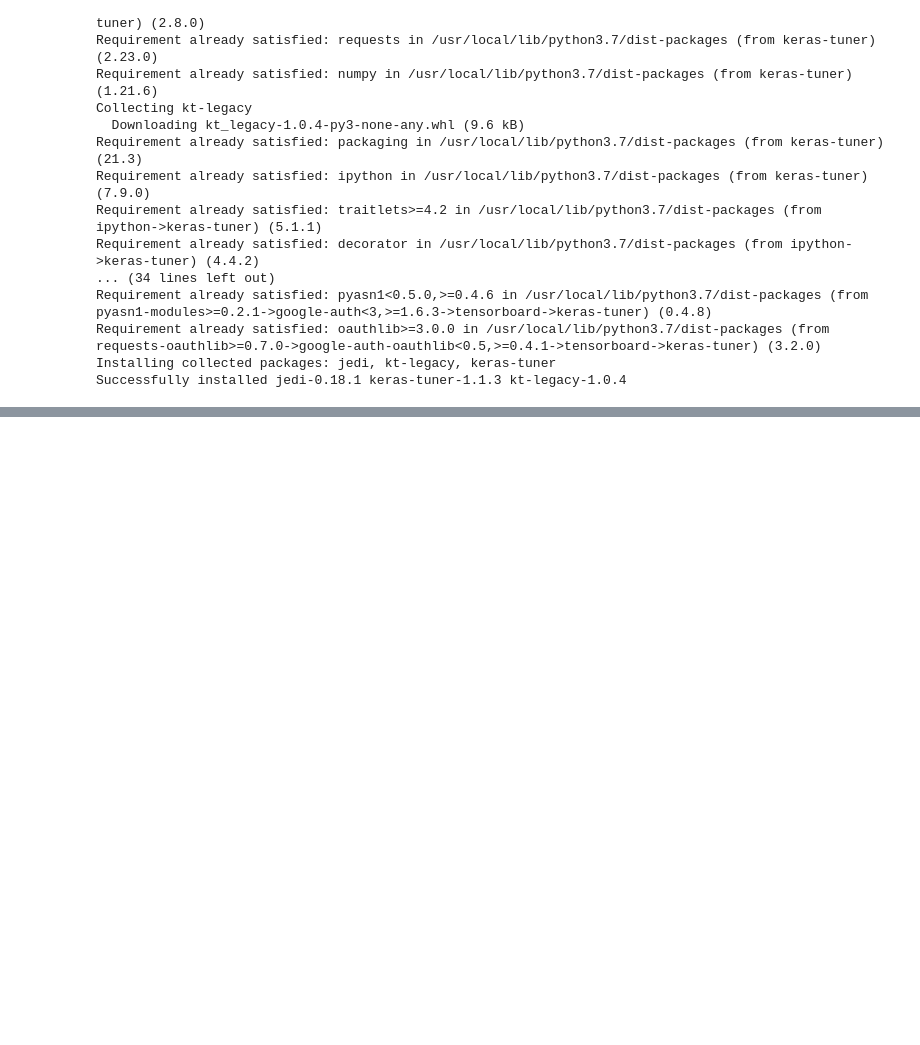
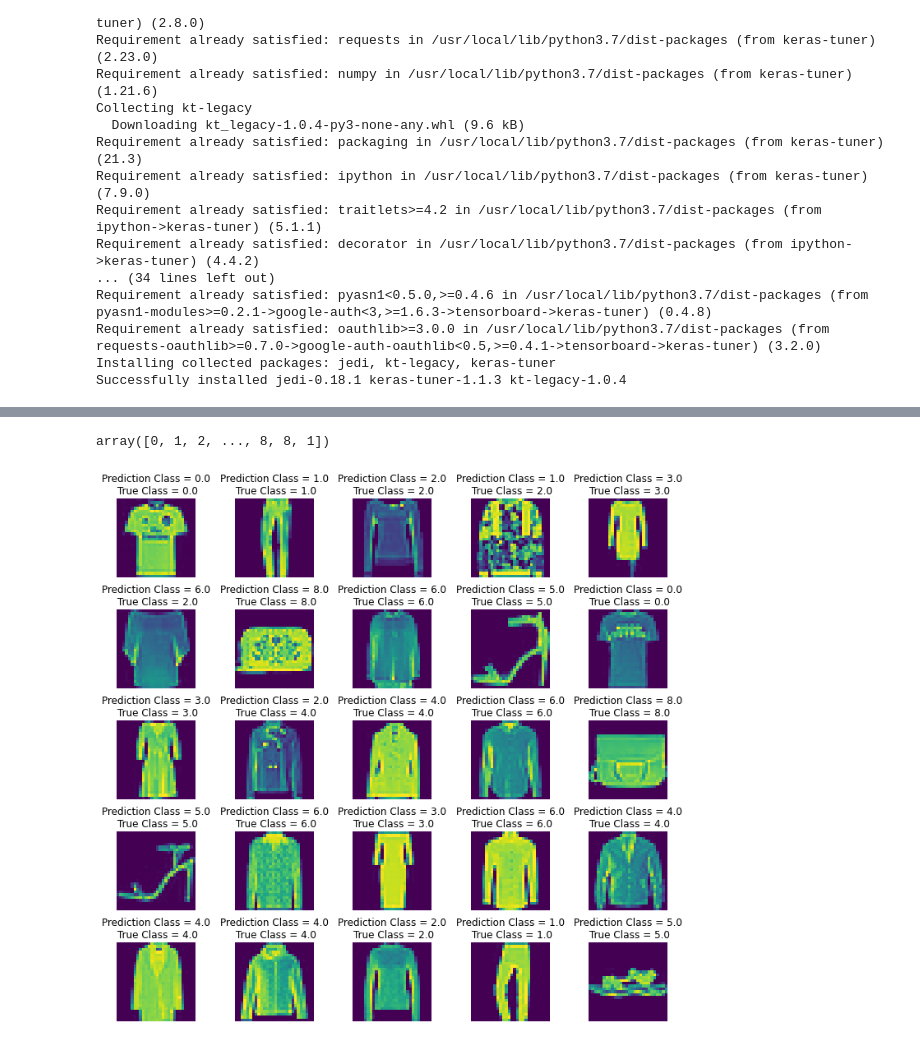
Before and after one commit to MalharJ21/DL-Collab, a Jupyter notebook: 1132210397_MalharJadhav_DL_assingment2.ipynb, the cells around one changed output, grey strips where cells are left out. Drawn from its saved outputs; the diff is of its cells as text; code cells hidden in the pictures; blank space fills up the shorter version.

```diff
--- a/1132210397_MalharJadhav_DL_assingment2.ipynb
+++ b/1132210397_MalharJadhav_DL_assingment2.ipynb
@@ -151,0 +167,2 @@ model.summary()
+# %%
+model.fit(xtrain,ytrain,batch_size=32,epochs=5,verbose=1,validation_data=(xvalidate,yvalidate))
@@ -151,0 +187,17 @@ model.summary()
+# %%
+pred=model.predict(xtest)
+pred_class=np.argmax(pred,axis=1)
+# %%
+pred_class
+# %% [output]
+array([0, 1, 2, ..., 8, 8, 1])
+# %%
+fig,axes=plt.subplots(5,5,figsize=(12,12))
+axes=axes.ravel()
+for i in np.arange(0, 5 * 5):
+    axes[i].imshow(xtest[i].reshape(28,28))
+    axes[i].set_title("Prediction Class = {:0.1f}\n True Class = {:0.1f}".format(pred_class[i],ytest[i]))
+    axes[i].axis('off')
+plt.subplots_adjust(wspace=0.5)
+# %% [output]
+[figure, added]
```
Also changed, not shown: parts of 7 cells of this notebook.
